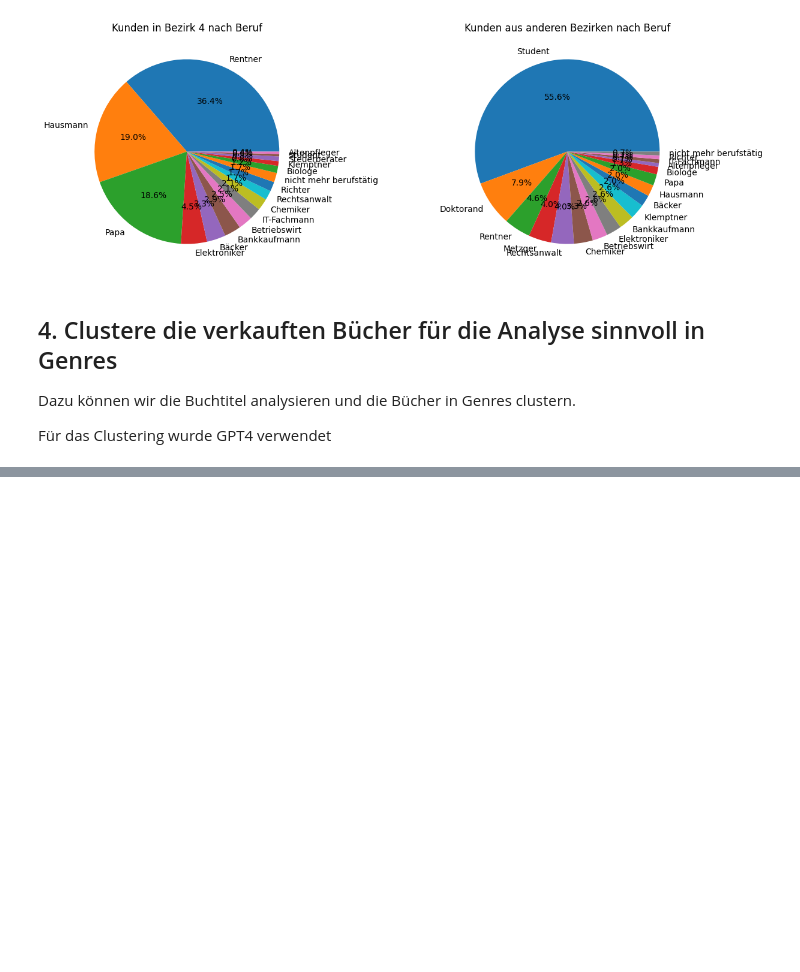
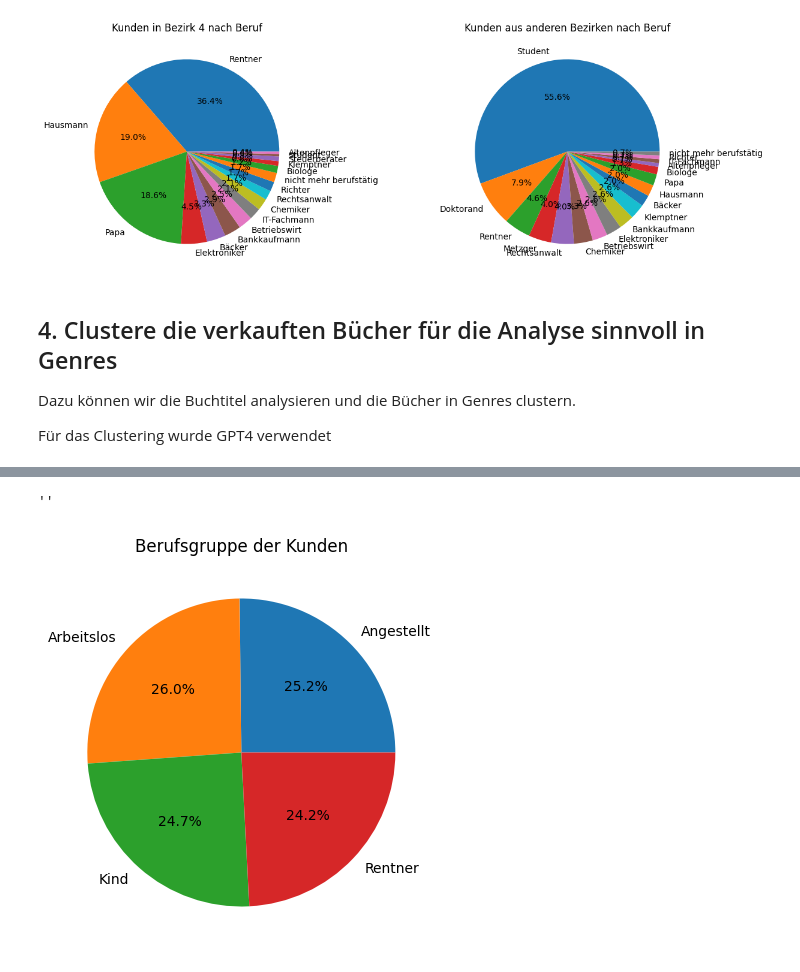
Before and after one commit to xTerradon/DHBW_DataScience, a Jupyter notebook: main.ipynb, the cells around one changed output, grey strips where cells are left out. Cells and saved outputs as stored; diff of their text form; code cells hidden in the pictures; blank space fills up the shorter version.

```diff
--- a/main.ipynb
+++ b/main.ipynb
@@ -259,0 +311,17 @@ titel_clustering = {
+# %%
+beruf_clustering = {
+    "Kind": ["Schüler","Student","Doktorand"],
+    "Angestellt" : ["Chemiker","Betriebswirt","IT-Fachmann","Elektroniker","Rechtsanwalt","Steuerberater","Klemptner","Bankkaufmann","Biologe","Bäcker","Richter","Altenpfleger","Metzger"],
+    "Arbeitslos" : ["nicht mehr berufstätig","Hausmann","Papa"],
+    "Rentner" : ["Rentner"]
+}
+# %%
+kundendaten_extended = kundendaten_cleaned.copy()
+kundendaten_extended["Berufsgruppe"] = None
+
+for i, row in kundendaten_extended.iterrows():
+    for category, professions in beruf_clustering.items():
+        if row["Beruf"] in professions:
+            kundendaten_extended.loc[i,"Berufsgruppe"] = category
+            continue
+kundendaten_extended.head()
@@ -259,0 +335,8 @@ titel_clustering = {
+# %%
+plt.figure(figsize=(10,5))
+plt.title("Berufsgruppe der Kunden")
+plt.pie(kundendaten_extended.groupby("Berufsgruppe").size(), labels=kundendaten_extended.groupby("Berufsgruppe").size().index, autopct='%1.1f%%')
+""
+# %% [output]
+''
+[figure, added]
```
Also changed, not shown: parts of 14 cells of this notebook.
